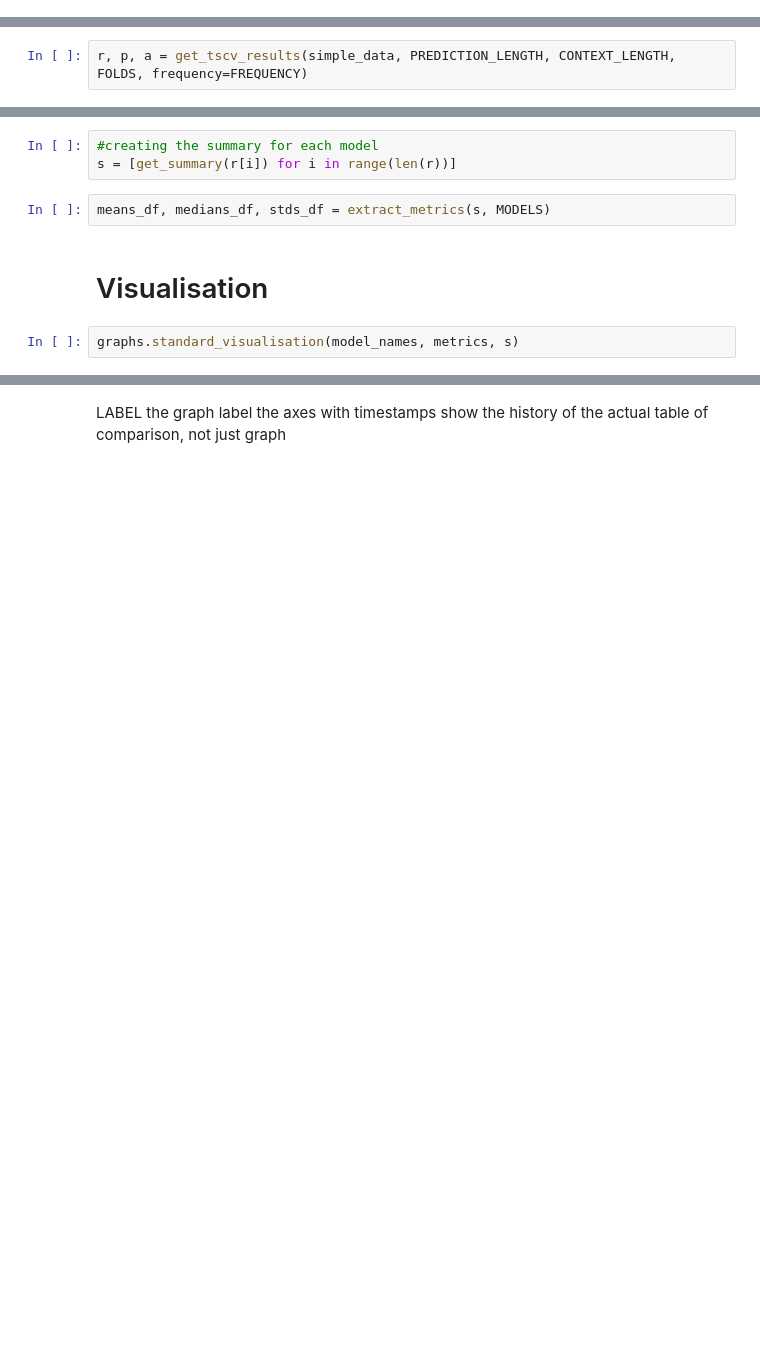
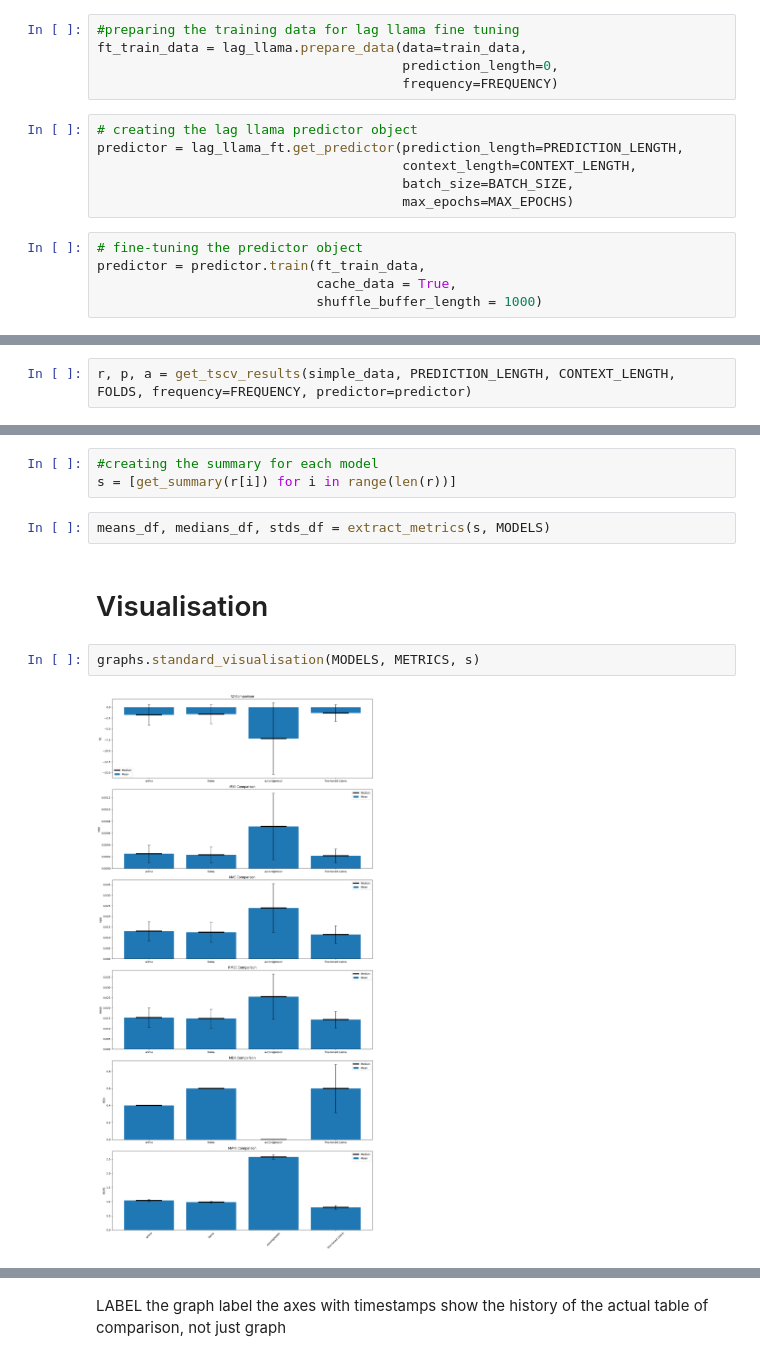
Before and after one commit to filip-topic/Time-Series-Foundation-Models-in-Financial-time-series-prediction, a Jupyter notebook: notebook.ipynb, the cells around one changed output, grey strips where cells are left out. Saved outputs shown, nothing was run; the diff lists cells and outputs as text; blank space fills up the shorter version.

Commit message:
integrated the fine-tuning step with the existing experiment framework

```diff
--- a/notebook.ipynb
+++ b/notebook.ipynb
@@ -97,0 +58,16 @@ test_data = test_data[0]
+# %%
+#preparing the training data for lag llama fine tuning
+ft_train_data = lag_llama.prepare_data(data=train_data,
+                                       prediction_length=0,
+                                       frequency=FREQUENCY)
+# %%
+# creating the lag llama predictor object
+predictor = lag_llama_ft.get_predictor(prediction_length=PREDICTION_LENGTH,
+                                       context_length=CONTEXT_LENGTH,
+                                       batch_size=BATCH_SIZE,
+                                       max_epochs=MAX_EPOCHS)
+# %%
+# fine-tuning the predictor object
+predictor = predictor.train(ft_train_data,
+                            cache_data = True,
+                            shuffle_buffer_length = 1000)
@@ -98,5 +93,5 @@ test_data = test_data[0]
 # %% [markdown]
 # SKLearn TSCV
 # %%
-r, p, a = get_tscv_results(simple_data, PREDICTION_LENGTH, CONTEXT_LENGTH, FOLDS, frequency=FREQUENCY)
+r, p, a = get_tscv_results(simple_data, PREDICTION_LENGTH, CONTEXT_LENGTH, FOLDS, frequency=FREQUENCY, predictor=predictor)
 # %% [output]
@@ -123,5 +109,7 @@ means_df, medians_df, stds_df = extract_metrics(s, MODELS)
 # %% [markdown]
 # Visualisation
 # %%
-graphs.standard_visualisation(model_names, metrics, s)
+graphs.standard_visualisation(MODELS, METRICS, s)
+# %% [output]
+[figure, added]
 # %%
```
Also changed, not shown: parts of 31 cells of this notebook, 12 other files.
